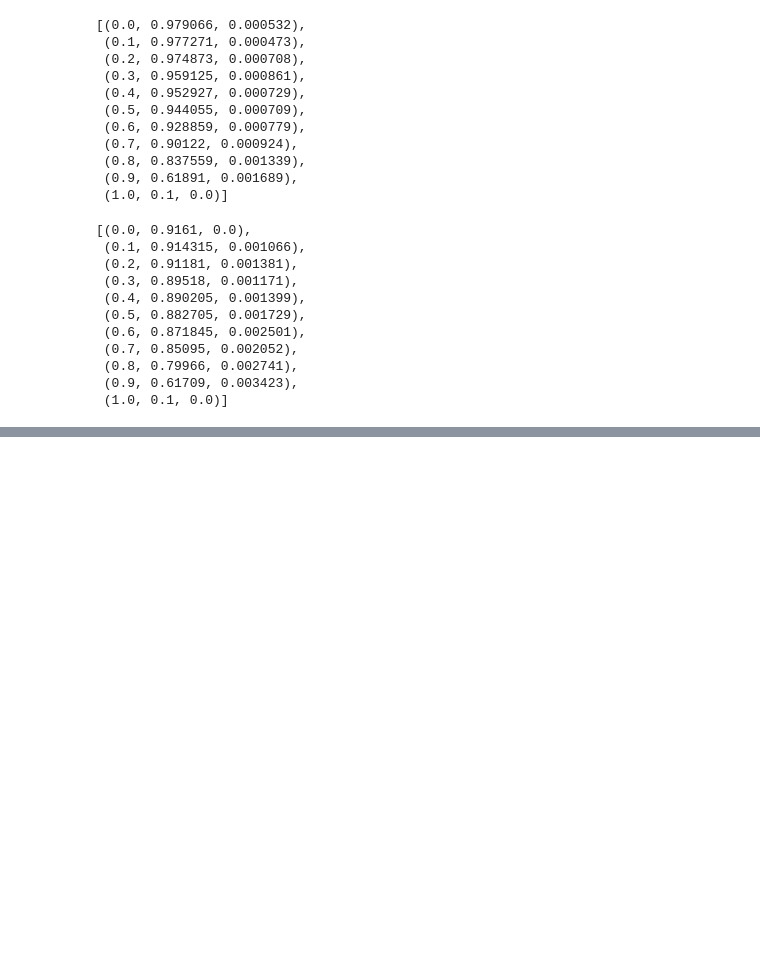
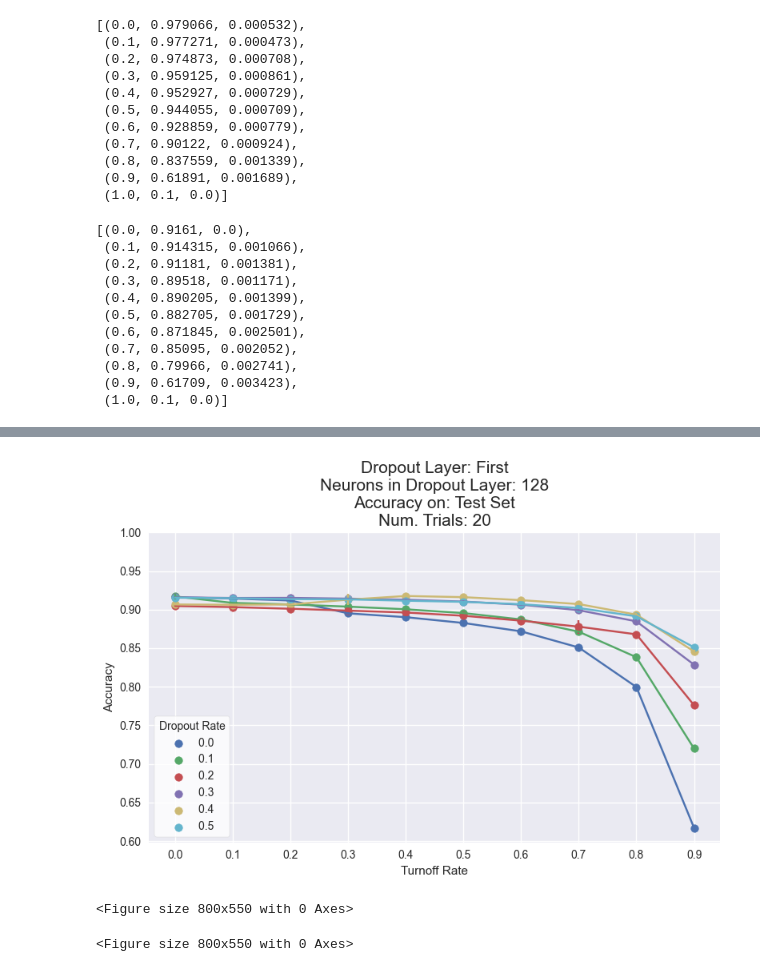
Before and after one commit to adiy55/Final-Project, a Jupyter notebook: Plots.ipynb, the cells around one changed output, grey strips where cells are left out. Drawn from its saved outputs; the diff is of its cells as text; code cells hidden in the pictures; blank space fills up the shorter version.

```diff
--- a/Plots.ipynb
+++ b/Plots.ipynb
@@ -193,5 +189,16 @@ for primary_key in data.keys():
             testing_data[primary_key_new][rounded_key] = curr_accuracy
         else:
             training_data[primary_key_new][rounded_key] = curr_accuracy
+# %%
+testing_data_std = {}
+for primary_key in std_dict.keys():
+    primary_key_new = f"{primary_key.replace('_', ' ')} dropout"
+    testing_data_std[primary_key_new] = []
+    for secondary_key, curr_std in std_dict[primary_key].items():
+        dropout_rate, eval_type = secondary_key.split('_')
+        if round(float(dropout_rate), 2) == 1.0:
+            continue
+        if 'test' in eval_type:
+            testing_data_std[primary_key_new].append(curr_std)
 # %%
 train_df = pd.DataFrame(training_data)
@@ -221,0 +238,34 @@ create_heatmap_plots(test_df, "test")
+# %%
+for location in locations:
+    legend_labels = []
+    turnoff_rates = np.arange(0.0, 1.0, 0.1)
+    flag = False
+    fig = plt.figure()
+    for primary_key in sorted(testing_data.keys()):
+        num_neurons_str = get_num_neruons_str(location)
+        if location in primary_key:
+            flag = True
+            acc_lst = []
+            legend_labels.append(primary_key.replace(f'{location} dropout', ''))
+            for secondary_key, acc_value in testing_data[primary_key].items():
+                acc_lst.append(acc_value)
+            plt.scatter(turnoff_rates, acc_lst)
+            plt.errorbar(turnoff_rates, acc_lst, yerr=testing_data_std[primary_key])
+    if flag:  # only save plot if layer exists
+        plt.xticks(turnoff_rates)
+        plt.yticks(np.arange(0.6, 1.05, 0.05))
+        plt.xlabel("Turnoff Rate")
+        plt.ylabel("Accuracy")
+        plt.legend(legend_labels, title='Dropout Rate', frameon=True, facecolor='white')
+        plt.title(f"Dropout Layer: {location[0].upper()}{location[1:]}\n"
+                  f"Neurons in Dropout Layer: {num_neurons_str}\n"
+                  f"Accuracy on: Test Set\n"
+                  f"Num. Trials: 20", fontsize=15)
+        plt.grid(True)
+        plt.tight_layout()
+        plt.show()
+        fig.savefig(f"SavedFigs/scatterPlots/{location}_{num_neurons_str}_test.png")
+# %% [output]
+[figure, added]
+<Figure size 800x550 with 0 Axes>
+<Figure size 800x550 with 0 Axes>
```
Also changed, not shown: parts of 9 cells of this notebook.
